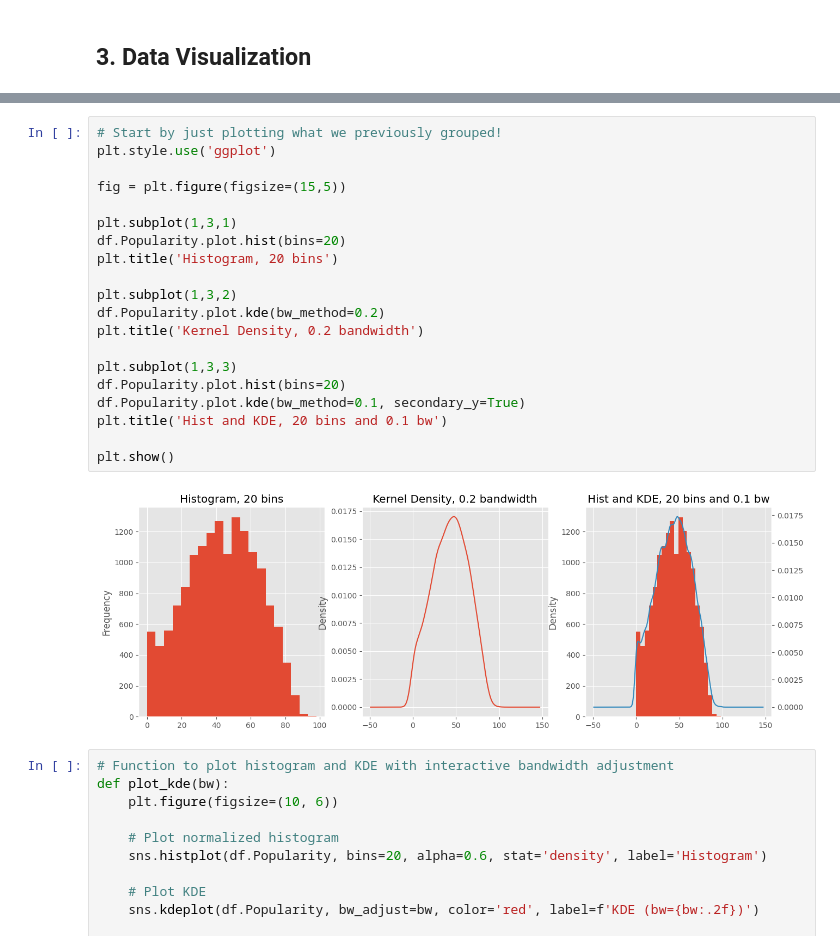
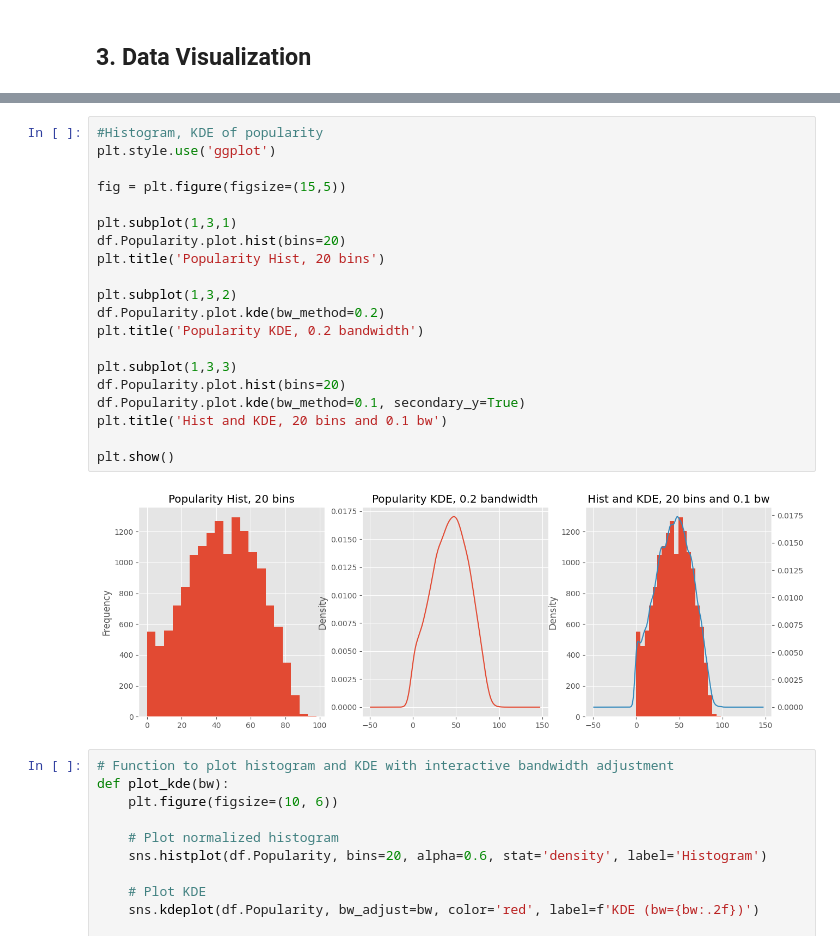
Before and after one commit to bonitadavis/ML-Lab-1, a Jupyter notebook: Lab1.ipynb, the cells around one changed output, grey strips where cells are left out. Drawn from its saved outputs; the diff is of its cells as text.

```diff
--- a/Lab1.ipynb
+++ b/Lab1.ipynb
@@ -198,27 +175,27 @@ Popularity            int64
 Genre                object
 dtype: object
 # %%
-# Start by just plotting what we previously grouped!
+#Histogram, KDE of popularity
 plt.style.use('ggplot')
 
 fig = plt.figure(figsize=(15,5))
 
 plt.subplot(1,3,1)
 df.Popularity.plot.hist(bins=20)
-plt.title('Histogram, 20 bins')
+plt.title('Popularity Hist, 20 bins')
 
 plt.subplot(1,3,2)
 df.Popularity.plot.kde(bw_method=0.2)
-plt.title('Kernel Density, 0.2 bandwidth')
+plt.title('Popularity KDE, 0.2 bandwidth')
 
 plt.subplot(1,3,3)
 df.Popularity.plot.hist(bins=20)
 df.Popularity.plot.kde(bw_method=0.1, secondary_y=True)
 plt.title('Hist and KDE, 20 bins and 0.1 bw')
 
 plt.show()
 # %% [output]
-[figure, old version]
+[figure, new version]
 # %%
 # Function to plot histogram and KDE with interactive bandwidth adjustment
 def plot_kde(bw):
```
Also changed, not shown: parts of 13 cells of this notebook.
